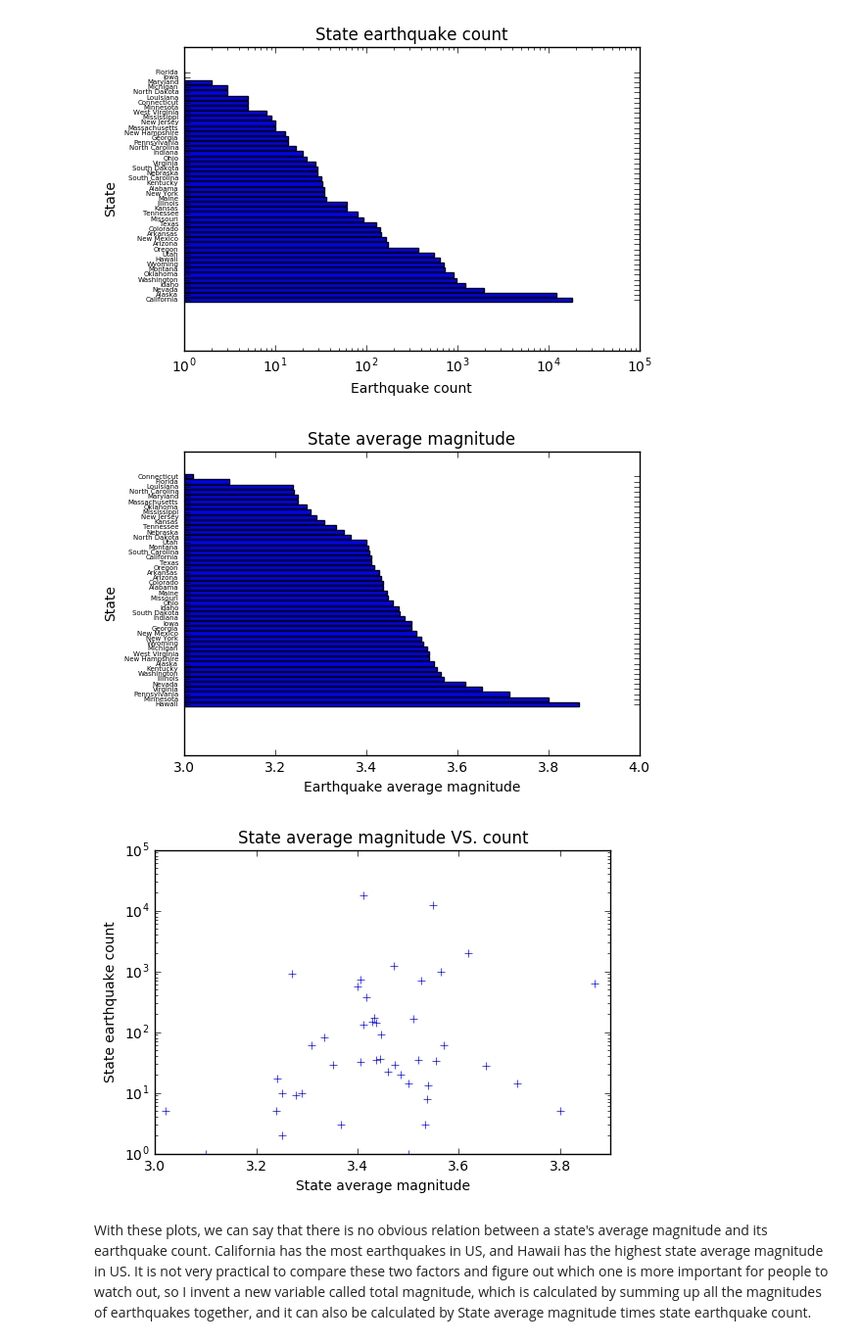
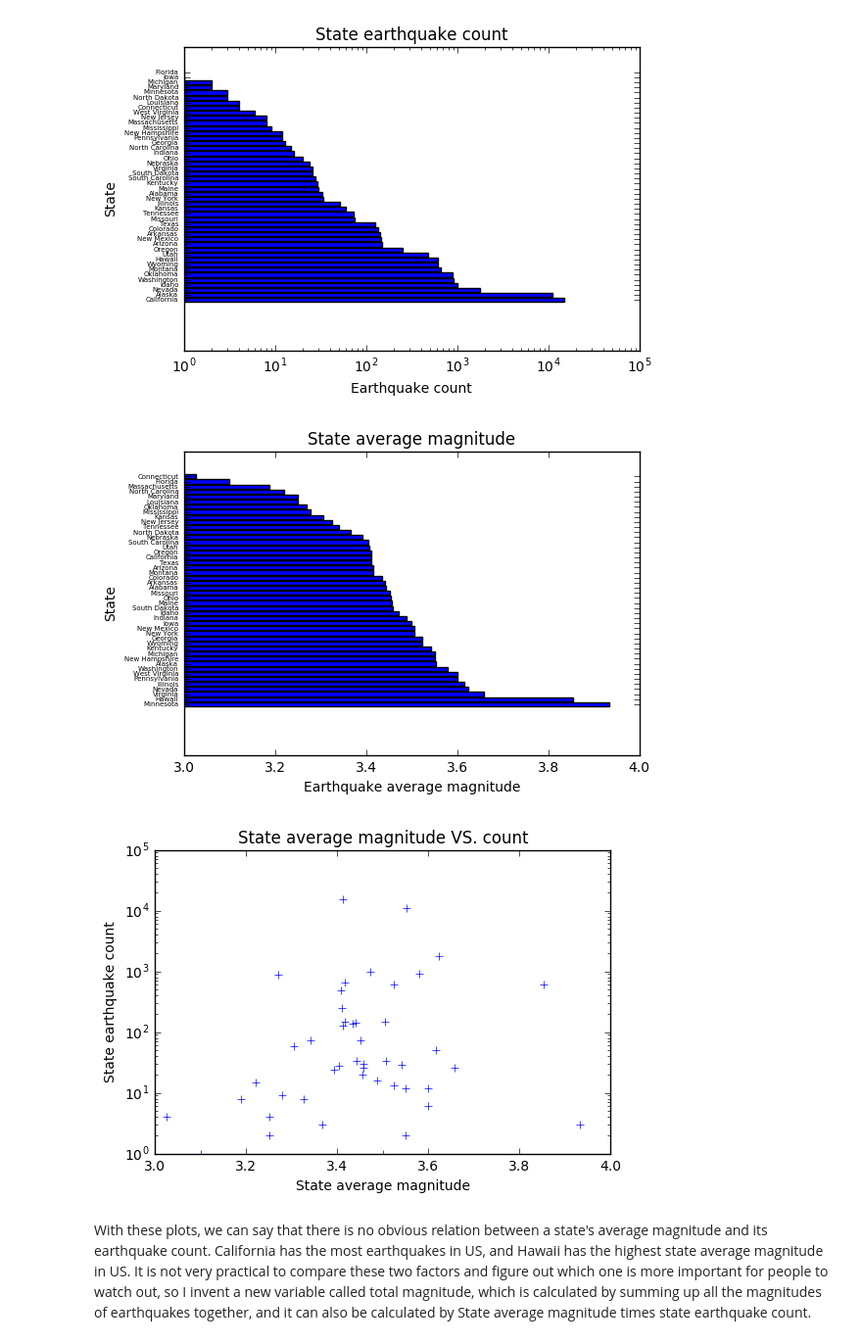
Before and after one commit to UrYuWang/UrYuWang.github.io, a Jupyter notebook: Earthquakes in US.ipynb, the cells around one changed output. Shown at 98% size. Cells and saved outputs as stored; diff of their text form; code cells hidden in the pictures.

```diff
--- a/Earthquakes in US.ipynb
+++ b/Earthquakes in US.ipynb
@@ -4,11 +4,12 @@ import folium
 import pandas as pd
 import numpy as np
 import matplotlib.pyplot as plt
-
+from mpl_toolkits.mplot3d import Axes3D
 Earthquake = pd.read_csv("https://raw.githubusercontent.com/BuzzFeedNews/2015-03-earthquake-maps/master/data/earthquake_states.csv")
-Earthquake.head()
 Earthquake = Earthquake.dropna()
 Earthquake=Earthquake.drop(['id','updated','type','geom'],axis=1)
 Earthquake.sort_values(['mag'],axis = 0, ascending=True,inplace=True)
+Earthquake.drop_duplicates(inplace=True)
+print(len(Earthquake.index))
 Earthquake.head()
 # %% [output]
@@ -21,37 +23,37 @@ Earthquake.head()
 # %%
 #Step2, analize the counts of earthquakes in different states.
 Statecount = Earthquake.groupby(['state']).size().to_frame('count').reset_index()
 Statecount.sort_values(['count'],axis=0,ascending=False,inplace=True)
 stateaver = Earthquake[['state','mag']].groupby(['state']).mean().reset_index()
 stateaver.columns=['state','avermag']
 stateaver.sort_values(['avermag'],ascending=False,inplace=True)
 state=pd.merge(Statecount, stateaver, on='state', how='inner')
 state.sort_values(['count'],ascending=False, inplace=True)
 plt.title('State earthquake count')
-plt.barh(range(0,len(state)), state['count'], align='center')
-plt.yticks(range(0,len(state)),state['state'], size=5)
+plt.barh(range(0,len(state.index)), state['count'], align='center')
+plt.yticks(range(0,len(state.index)),state['state'], size=5)
 plt.ylabel('State')
 plt.xlabel('Earthquake count')
 plt.xscale('log')
 plt.show()
 state.sort_values(['avermag'],ascending=False, inplace=True)
 plt.title('State average magnitude')
-plt.barh( range(0,len(state)), state['avermag'], align='center')
-plt.yticks(range(0,len(state)),state['state'], size=5)
+plt.barh(range(0,len(state.index)), state['avermag'], align='center')
+plt.yticks(range(0,len(state.index)),state['state'], size=5)
 plt.ylabel('State')
 plt.xlabel('Earthquake average magnitude')
 plt.xlim([3, 4])
 plt.show()
 plt.plot(state['avermag'],state['count'],'+')
 plt.yscale('log')
 plt.title('State average magnitude VS. count')
 plt.xlabel('State average magnitude')
 plt.ylabel('State earthquake count')
 plt.show()
 # %% [output]
-[figure, old version]
+[figure, new version]
-[figure, old version]
+[figure, new version]
-[figure, old version]
+[figure, new version]
 # %% [markdown]
 With these plots, we can say that there is no obvious relation between a state's average magnitude and its earthquake count. California
 has the most earthquakes in US, and Hawaii has the highest state average magnitude in US. It is not very practical to compare these two
```
Also changed, not shown: parts of 13 cells of this notebook.
